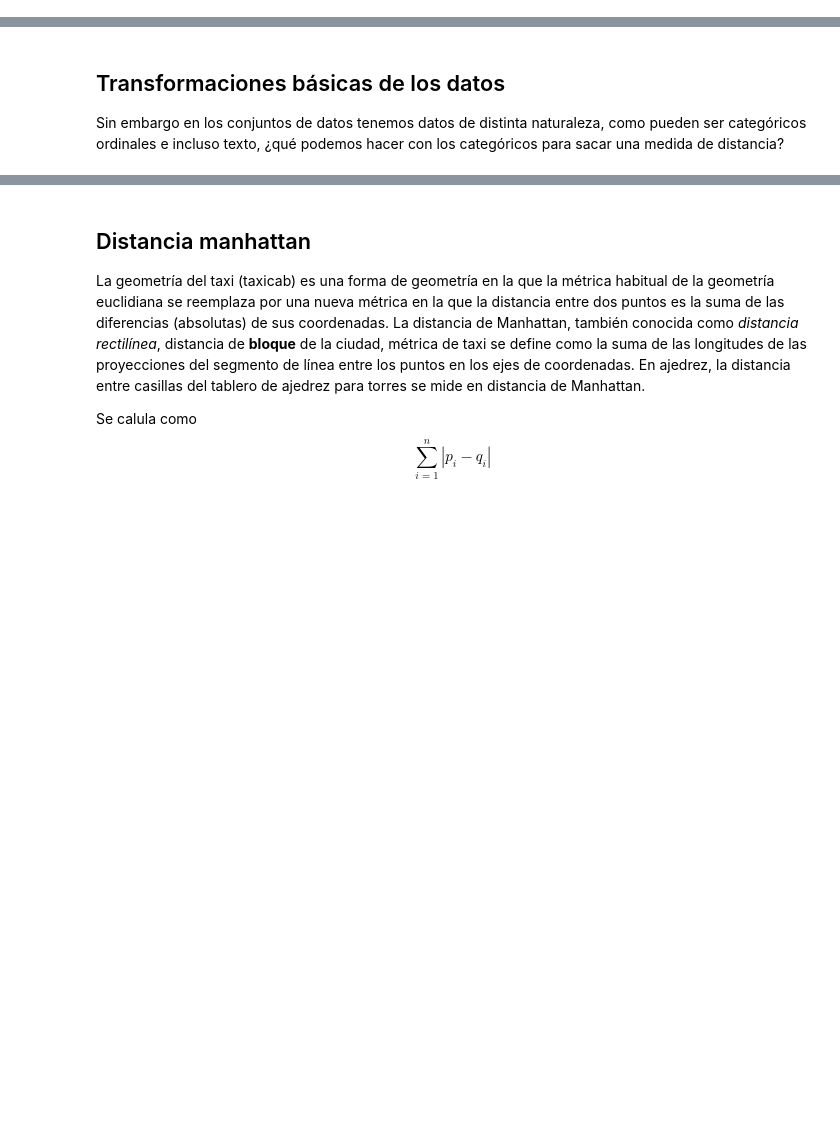
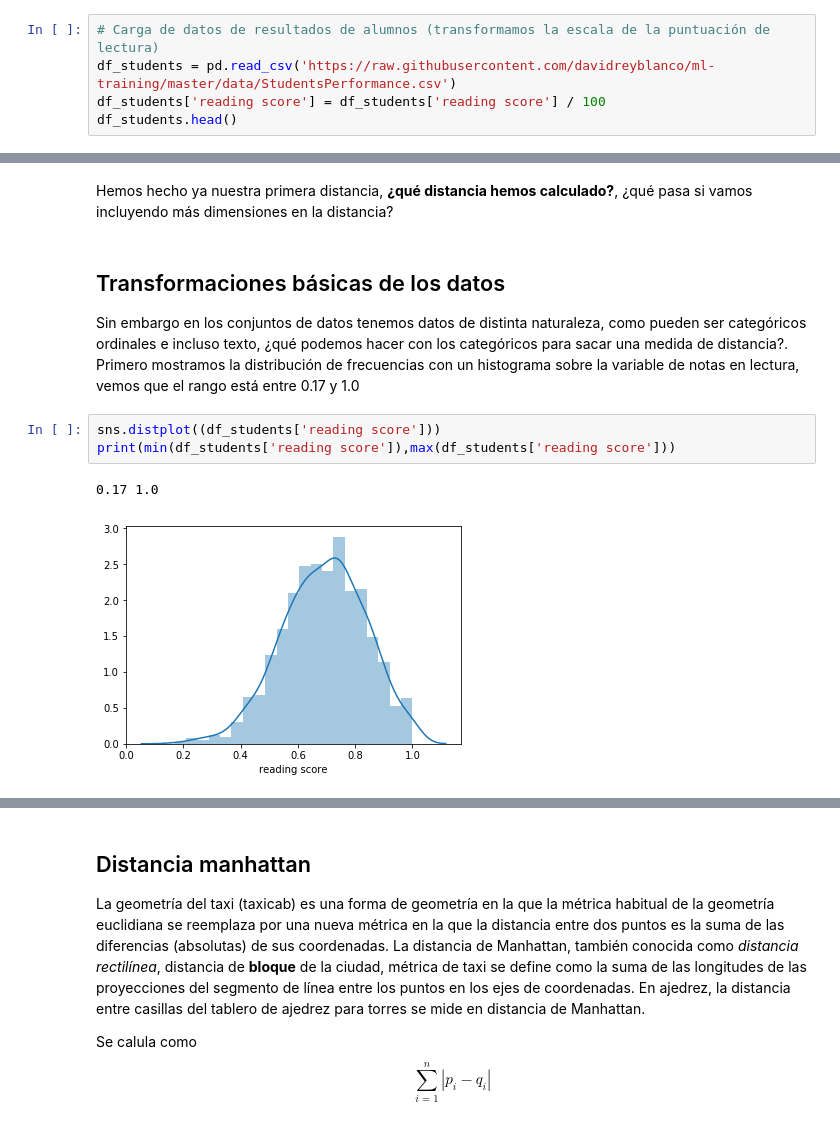
Before and after one commit to davidreyblanco/ml-training, a Jupyter notebook: distances/Distancias y medidas de proximidad.ipynb, the cells around one changed output, grey strips where cells are left out. Cells and saved outputs as stored; diff of their text form; blank space fills up the shorter version.

```diff
--- a/distances/Distancias y medidas de proximidad.ipynb
+++ b/distances/Distancias y medidas de proximidad.ipynb
@@ -15,0 +64,5 @@ weather =
+# %%
+# Carga de datos de resultados de alumnos (transformamos la escala de la puntuación de lectura)
+df_students = pd.read_csv('https://raw.githubusercontent.com/davidreyblanco/ml-training/master/data/StudentsPerformance.csv')
+df_students['reading score'] = df_students['reading score'] / 100
+df_students.head()
@@ -20,4 +112,13 @@ De forma intuitiva podemos pensar en medidas de distancia entre variables sencil
+# %% [markdown]
+Hemos hecho ya nuestra primera distancia, **¿qué distancia hemos calculado?**, ¿qué pasa si vamos incluyendo más dimensiones en la distancia?
 # %% [markdown]
 ## Transformaciones básicas de los datos
 
-Sin embargo en los conjuntos de datos tenemos datos de distinta naturaleza, como pueden ser categóricos ordinales e incluso texto, ¿qué podemos hacer con los categóricos para sacar una medida de distancia?
+Sin embargo en los conjuntos de datos tenemos datos de distinta naturaleza, como pueden ser categóricos ordinales e incluso texto, ¿qué podemos hacer con los categóricos para sacar una medida de distancia?.
+Primero mostramos la distribución de frecuencias con un histograma sobre la variable de notas en lectura, vemos que el rango está entre 0.17 y 1.0
+# %%
+sns.distplot((df_students['reading score']))
+print(min(df_students['reading score']),max(df_students['reading score']))
+# %% [output]
+0.17 1.0
+[figure, added]
```
Also changed, not shown: parts of 39 cells of this notebook, 1 other file.
